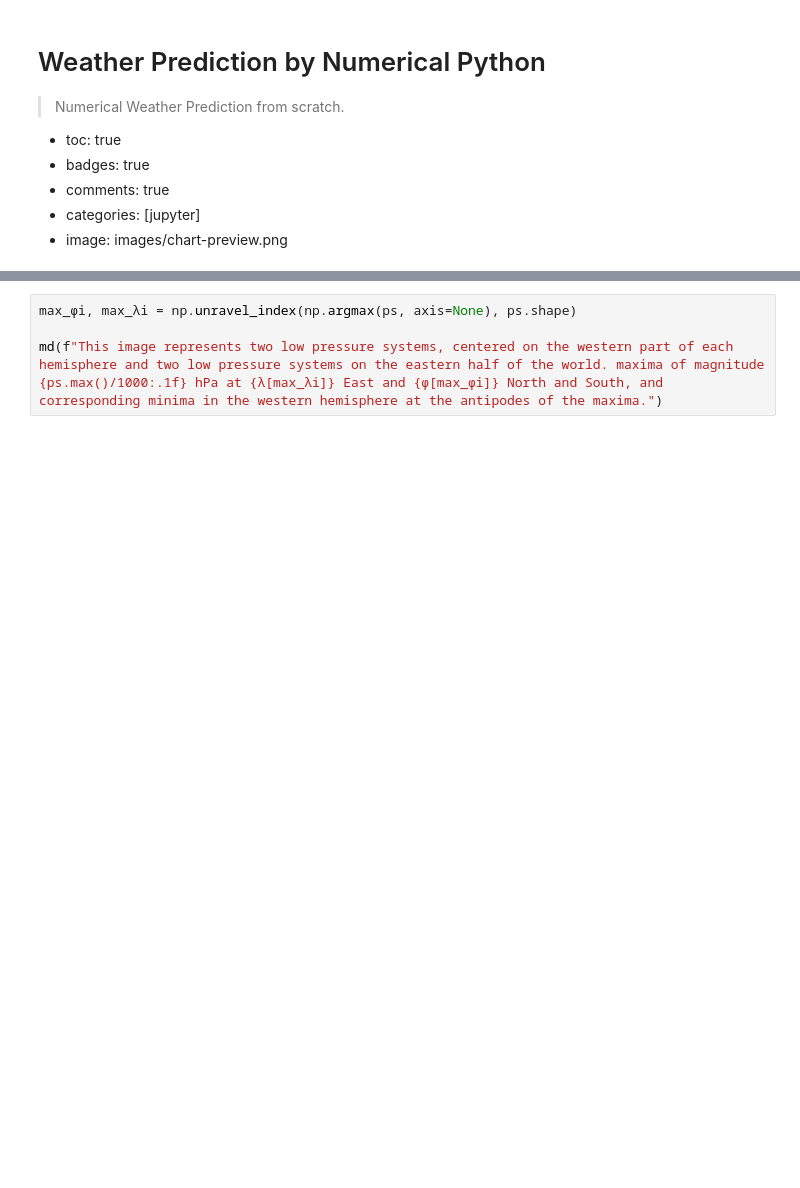
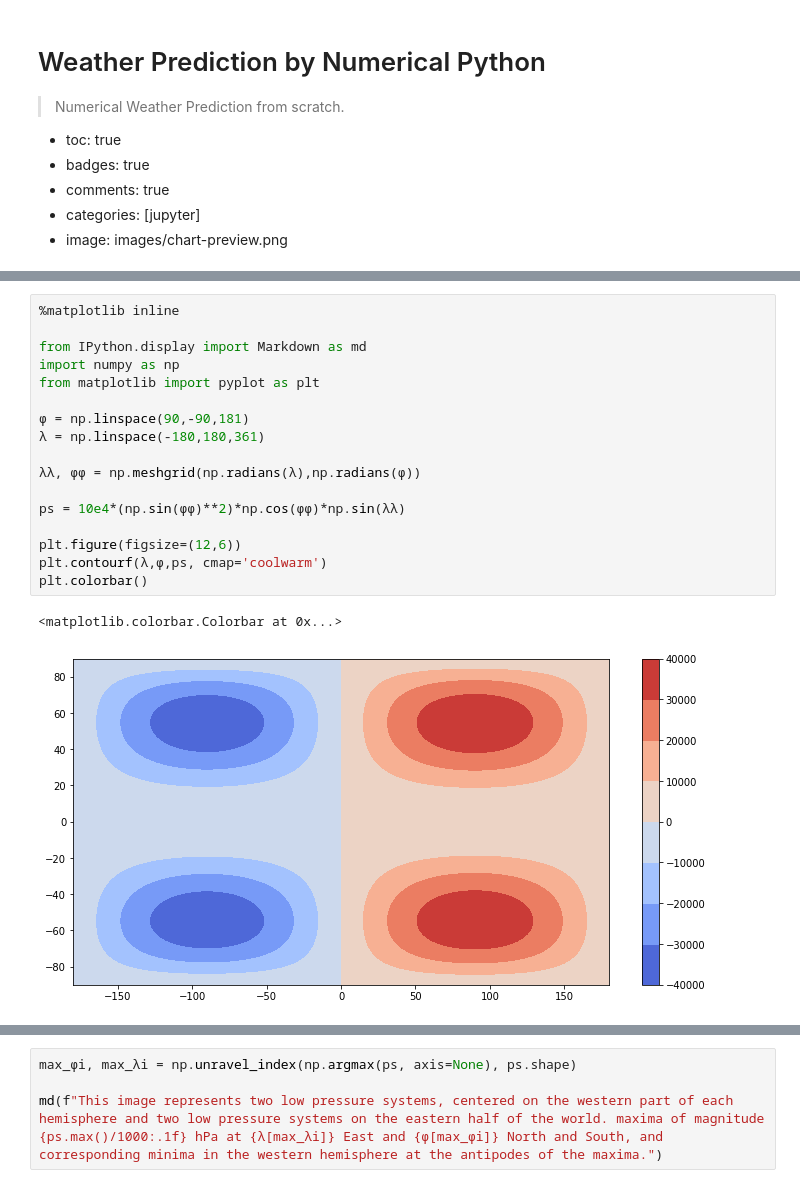
Before and after one commit to prl900/comp_physics, a Jupyter notebook: _notebooks/2021-05-11-wpnp.ipynb, the cells around one changed output, grey strips where cells are left out. Cells and saved outputs as stored; diff of their text form; blank space fills up the shorter version.

```diff
--- a/_notebooks/2021-05-11-wpnp.ipynb
+++ b/_notebooks/2021-05-11-wpnp.ipynb
@@ -25,0 +30,20 @@ This equation represents the change in the surface pressure field as function of
+# %%
+%matplotlib inline
+
+from IPython.display import Markdown as md
+import numpy as np
+from matplotlib import pyplot as plt
+
+ϕ = np.linspace(90,-90,181)
+λ = np.linspace(-180,180,361)
+
+λλ, ϕϕ = np.meshgrid(np.radians(λ),np.radians(ϕ))
+
+ps = 10e4*(np.sin(ϕϕ)**2)*np.cos(ϕϕ)*np.sin(λλ)
+
+plt.figure(figsize=(12,6))
+plt.contourf(λ,ϕ,ps, cmap='coolwarm')
+plt.colorbar()
+# %% [output]
+<matplotlib.colorbar.Colorbar at 0x...>
+[figure, added]
```
Also changed, not shown: parts of 11 cells of this notebook, 2 other files.
